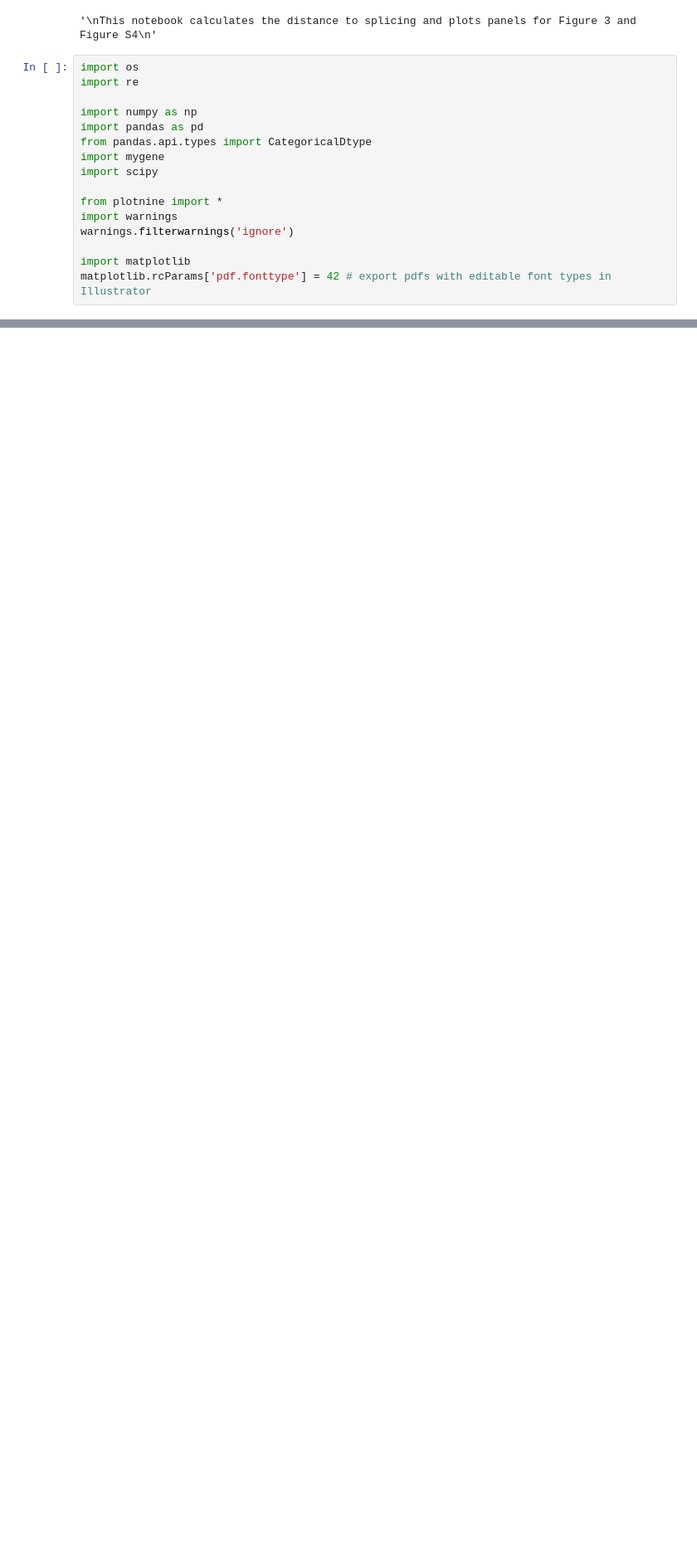
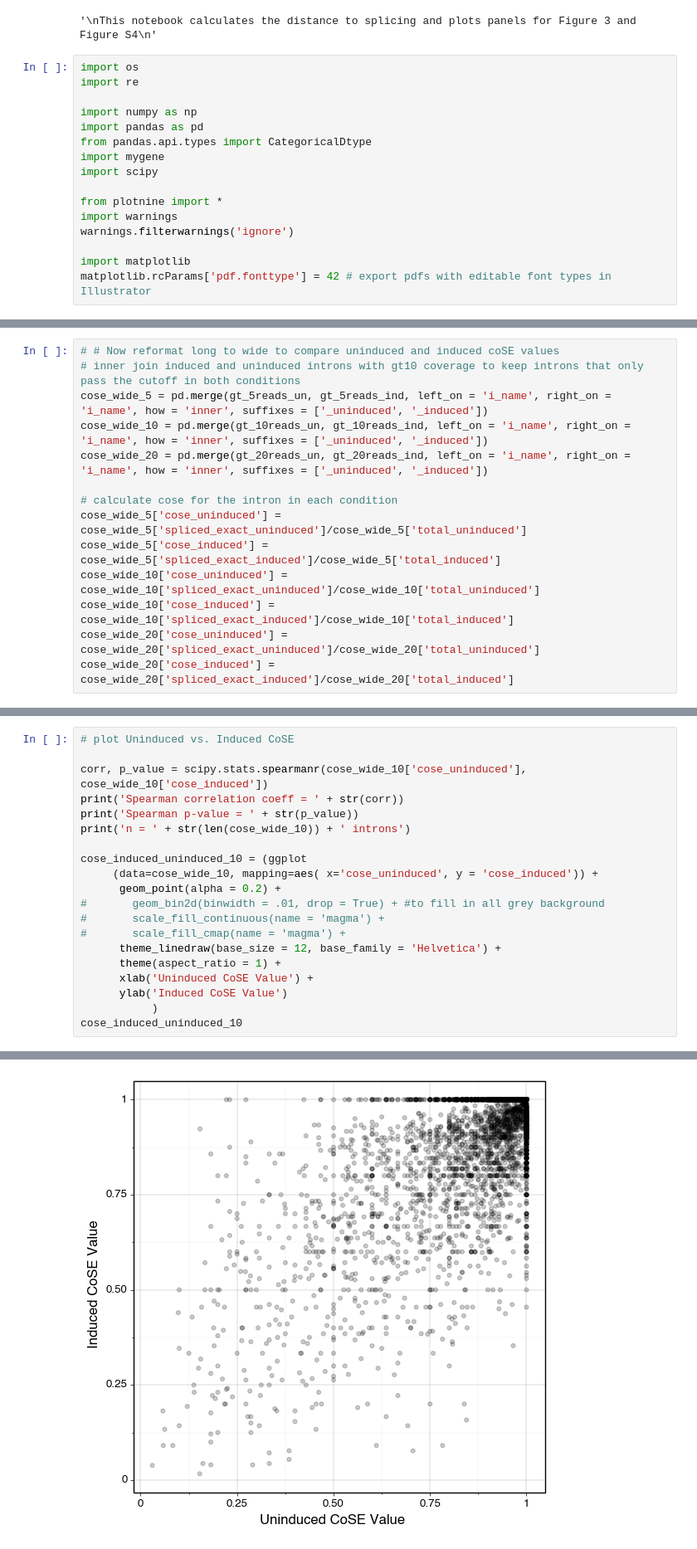
Before and after one commit to NeugebauerLab/MEL_LRS, a Jupyter notebook: data_analysis/Figure_3_distance_to_splicing.ipynb, the cells around one changed output, grey strips where cells are left out. Shown: that part at 83% size. Cells and saved outputs as stored; diff of their text form; blank space fills up the shorter version.

```diff
--- a/data_analysis/Figure_3_distance_to_splicing.ipynb
+++ b/data_analysis/Figure_3_distance_to_splicing.ipynb
@@ -74,0 +73,14 @@ srainfo = pd.read_csv('../0_mapped_data/nanoCOP/SraRunTable.txt',
+# %%
+# # Now reformat long to wide to compare uninduced and induced coSE values
+# inner join induced and uninduced introns with gt10 coverage to keep introns that only pass the cutoff in both conditions
+cose_wide_5 = pd.merge(gt_5reads_un, gt_5reads_ind, left_on = 'i_name', right_on = 'i_name', how = 'inner', suffixes = ['_uninduced', '_induced'])
+cose_wide_10 = pd.merge(gt_10reads_un, gt_10reads_ind, left_on = 'i_name', right_on = 'i_name', how = 'inner', suffixes = ['_uninduced', '_induced'])
+cose_wide_20 = pd.merge(gt_20reads_un, gt_20reads_ind, left_on = 'i_name', right_on = 'i_name', how = 'inner', suffixes = ['_uninduced', '_induced'])
+
+# calculate cose for the intron in each condition
+cose_wide_5['cose_uninduced'] = cose_wide_5['spliced_exact_uninduced']/cose_wide_5['total_uninduced']
+cose_wide_5['cose_induced'] = cose_wide_5['spliced_exact_induced']/cose_wide_5['total_induced']
+cose_wide_10['cose_uninduced'] = cose_wide_10['spliced_exact_uninduced']/cose_wide_10['total_uninduced']
+cose_wide_10['cose_induced'] = cose_wide_10['spliced_exact_induced']/cose_wide_10['total_induced']
+cose_wide_20['cose_uninduced'] = cose_wide_20['spliced_exact_uninduced']/cose_wide_20['total_uninduced']
+cose_wide_20['cose_induced'] = cose_wide_20['spliced_exact_induced']/cose_wide_20['total_induced']
@@ -74,0 +89,21 @@ srainfo = pd.read_csv('../0_mapped_data/nanoCOP/SraRunTable.txt',
+# %%
+# plot Uninduced vs. Induced CoSE
+
+corr, p_value = scipy.stats.spearmanr(cose_wide_10['cose_uninduced'], cose_wide_10['cose_induced'])
+print('Spearman correlation coeff = ' + str(corr))
+print('Spearman p-value = ' + str(p_value))
+print('n = ' + str(len(cose_wide_10)) + ' introns')
+
+cose_induced_uninduced_10 = (ggplot
+     (data=cose_wide_10, mapping=aes( x='cose_uninduced', y = 'cose_induced')) +
+      geom_point(alpha = 0.2) +
+#       geom_bin2d(binwidth = .01, drop = True) + #to fill in all grey background
+#       scale_fill_continuous(name = 'magma') +
+#       scale_fill_cmap(name = 'magma') +
+      theme_linedraw(base_size = 12, base_family = 'Helvetica') +
+      theme(aspect_ratio = 1) +
+      xlab('Uninduced CoSE Value') +
+      ylab('Induced CoSE Value')
+           )
+cose_induced_uninduced_10
+# %% [output]
@@ -74,0 +113 @@ srainfo = pd.read_csv('../0_mapped_data/nanoCOP/SraRunTable.txt',
+[figure, added]
```
Also changed, not shown: parts of 42 cells of this notebook, 6 other files.
